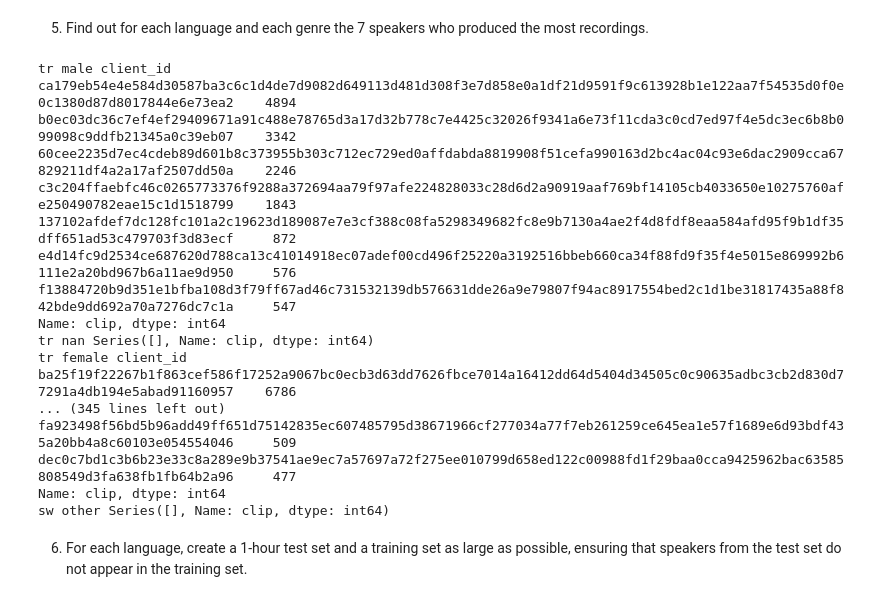
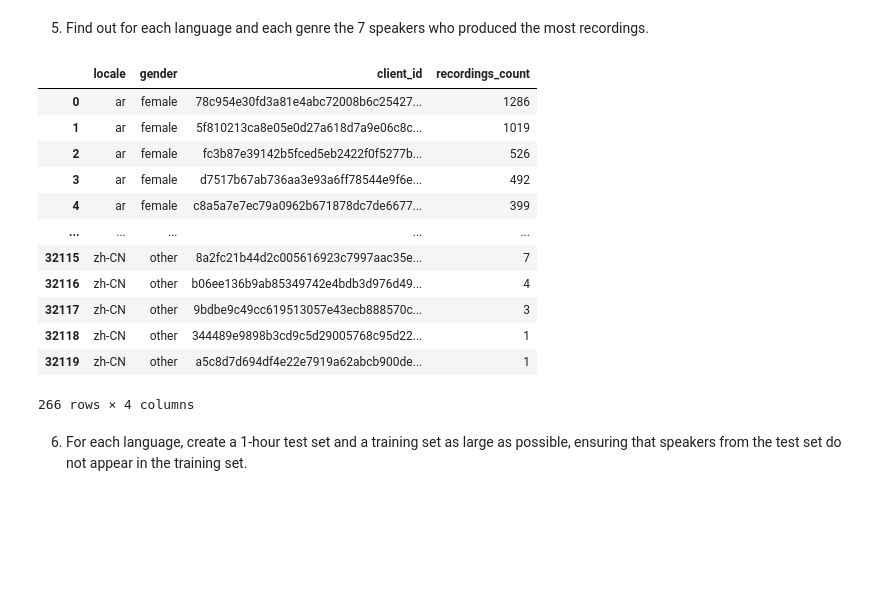
Before and after one commit to laurine-v/M2_Data_Analysis, a Jupyter notebook: projet_data_analysis.ipynb, the cells around one changed output. Saved outputs shown, nothing was run; the diff lists cells and outputs as text; code cells hidden in the pictures; blank space fills up the shorter version.

```diff
--- a/projet_data_analysis.ipynb
+++ b/projet_data_analysis.ipynb
@@ -190,28 +190,24 @@ percentage of recordings for which no age information is available:  0.317456574
 [figure]
 # %% [markdown]
 5. Find out for each language and each genre the 7 speakers who produced the most recordings.
-# %%
-for language in df_all["locale"].unique():
-    for gender in df_all["gender"].unique():
-        print(language, gender, df_all[(df_all["locale"] == (language)) & (df_all["gender"] == (gender))].groupby(['client_id'])["clip"].count().sort_values(ascending=False).head(7))
-# %% [output]
-tr male client_id
-ca179eb54e4e584d30587ba3c6c1d4de7d9082d649113d481d308f3e7d858e0a1df21d9591f9c613928b1e122aa7f54535d0f0e0c1380d87d8017844e6e73ea2    4894
-b0ec03dc36c7ef4ef29409671a91c488e78765d3a17d32b778c7e4425c32026f9341a6e73f11cda3c0cd7ed97f4e5dc3ec6b8b099098c9ddfb21345a0c39eb07    3342
-60cee2235d7ec4cdeb89d601b8c373955b303c712ec729ed0affdabda8819908f51cefa990163d2bc4ac04c93e6dac2909cca67829211df4a2a17af2507dd50a    2246
-c3c204ffaebfc46c0265773376f9288a372694aa79f97afe224828033c28d6d2a90919aaf769bf14105cb4033650e10275760afe250490782eae15c1d1518799    1843
-137102afdef7dc128fc101a2c19623d189087e7e3cf388c08fa5298349682fc8e9b7130a4ae2f4d8fdf8eaa584afd95f9b1df35dff651ad53c479703f3d83ecf     872
-e4d14fc9d2534ce687620d788ca13c41014918ec07adef00cd496f25220a3192516bbeb660ca34f88fd9f35f4e5015e869992b6111e2a20bd967b6a11ae9d950     576
-f13884720b9d351e1bfba108d3f79ff67ad46c731532139db576631dde26a9e79807f94ac8917554bed2c1d1be31817435a88f842bde9dd692a70a7276dc7c1a     547
-Name: clip, dtype: int64
-tr nan Series([], Name: clip, dtype: int64)
-tr female client_id
-ba25f19f22267b1f863cef586f17252a9067bc0ecb3d63dd7626fbce7014a16412dd64d5404d34505c0c90635adbc3cb2d830d77291a4db194e5abad91160957    6786
-... (345 lines left out)
-fa923498f56bd5b96add49ff651d75142835ec607485795d38671966cf277034a77f7eb261259ce645ea1e57f1689e6d93bdf435a20bb4a8c60103e054554046     509
-dec0c7bd1c3b6b23e33c8a289e9b37541ae9ec7a57697a72f275ee010799d658ed122c00988fd1f29baa0cca9425962bac63585808549d3fa638fb1fb64b2a96     477
-Name: clip, dtype: int64
-sw other Series([], Name: clip, dtype: int64)
+# %%
+df_all.groupby(['locale', 'gender'])['client_id'].value_counts().reset_index(name='recordings_count')\
+    .sort_values(by=['locale', 'gender', 'recordings_count'], ascending=[True, True, False])\
+    .groupby(['locale', 'gender']).head(7)
+# %% [output]
+|  | locale | gender | client_id | recordings_count |
+| 0 | ar | female | 78c954e30fd3a81e4abc72008b6c25427... | 1286 |
+| 1 | ar | female | 5f810213ca8e05e0d27a618d7a9e06c8c... | 1019 |
+| 2 | ar | female | fc3b87e39142b5fced5eb2422f0f5277b... | 526 |
+| 3 | ar | female | d7517b67ab736aa3e93a6ff78544e9f6e... | 492 |
+| 4 | ar | female | c8a5a7e7ec79a0962b671878dc7de6677... | 399 |
+| ... | ... | ... | ... | ... |
+| 32115 | zh-CN | other | 8a2fc21b44d2c005616923c7997aac35e... | 7 |
+| 32116 | zh-CN | other | b06ee136b9ab85349742e4bdb3d976d49... | 4 |
+| 32117 | zh-CN | other | 9bdbe9c49cc619513057e43ecb888570c... | 3 |
+| 32118 | zh-CN | other | 344489e9898b3cd9c5d29005768c95d22... | 1 |
+| 32119 | zh-CN | other | a5c8d7d694df4e22e7919a62abcb900de... | 1 |
+266 rows × 4 columns
 # %% [markdown]
 6. For each language, create a 1-hour test set and a training set as large as possible, ensuring
 that speakers from the test set do not appear in the training set.
```
Also changed, not shown: parts of 5 cells of this notebook, 1 other file.
